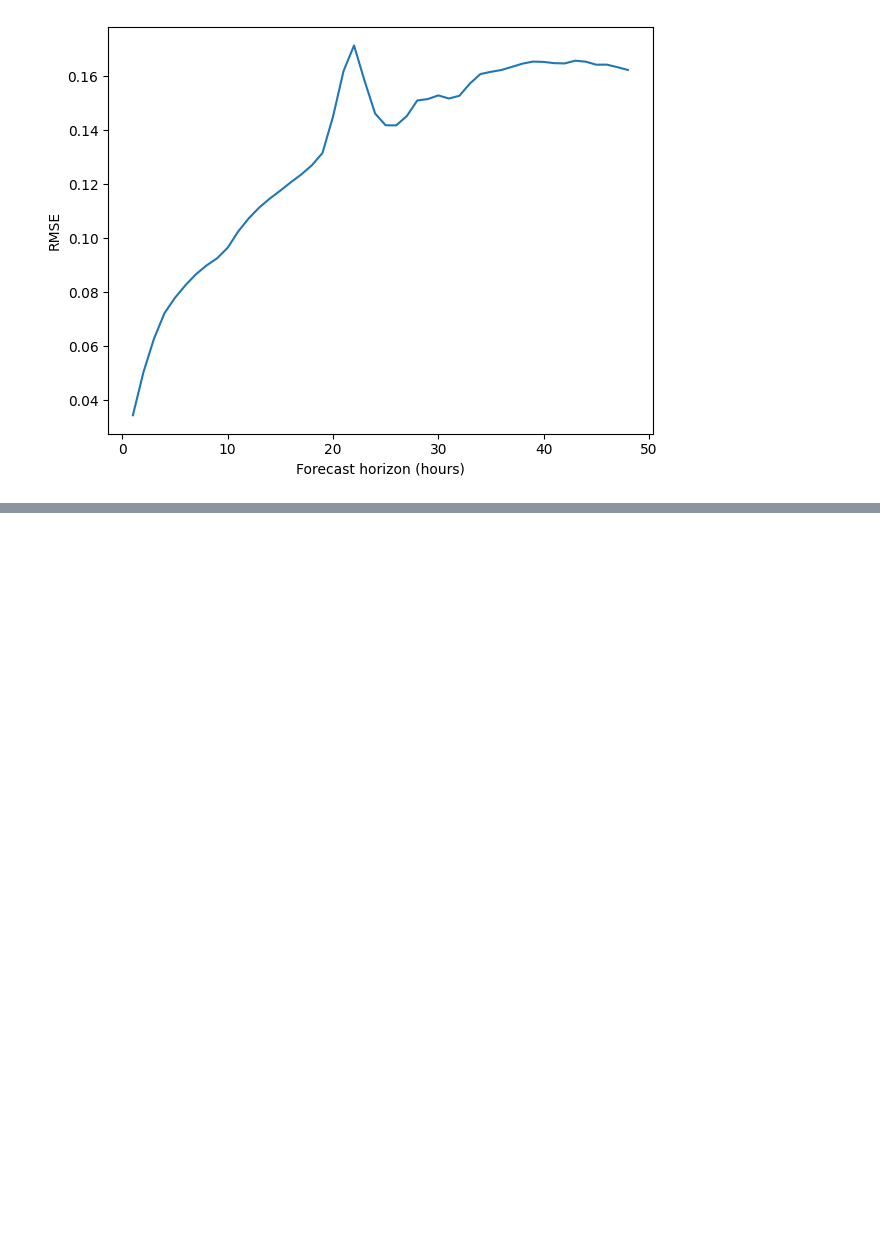
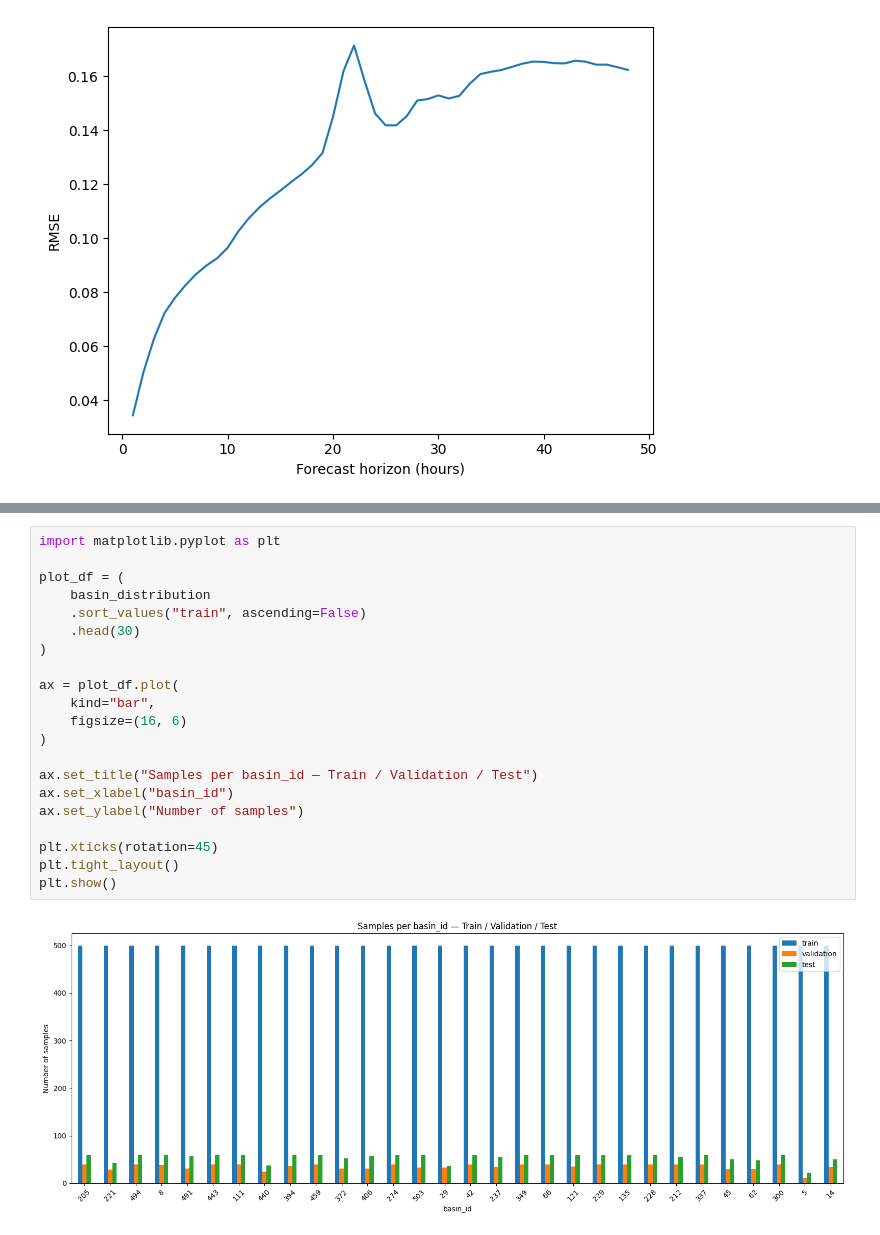
Before and after one commit to lvilla60/moe-streamflow-forecasting, a Jupyter notebook: notebooks/01_data_and_baseline.ipynb, the cells around one changed output, grey strips where cells are left out. Drawn from its saved outputs; the diff is of its cells as text; blank space fills up the shorter version.

```diff
--- a/notebooks/01_data_and_baseline.ipynb
+++ b/notebooks/01_data_and_baseline.ipynb
@@ -195,0 +339,23 @@ The dataset loader and stored structure have been verified, normalization statis
+# %%
+import matplotlib.pyplot as plt
+
+plot_df = (
+    basin_distribution
+    .sort_values("train", ascending=False)
+    .head(30)
+)
+
+ax = plot_df.plot(
+    kind="bar",
+    figsize=(16, 6)
+)
+
+ax.set_title("Samples per basin_id — Train / Validation / Test")
+ax.set_xlabel("basin_id")
+ax.set_ylabel("Number of samples")
+
+plt.xticks(rotation=45)
+plt.tight_layout()
+plt.show()
+# %% [output]
+[figure, added]
```
Also changed, not shown: parts of 34 cells of this notebook.
